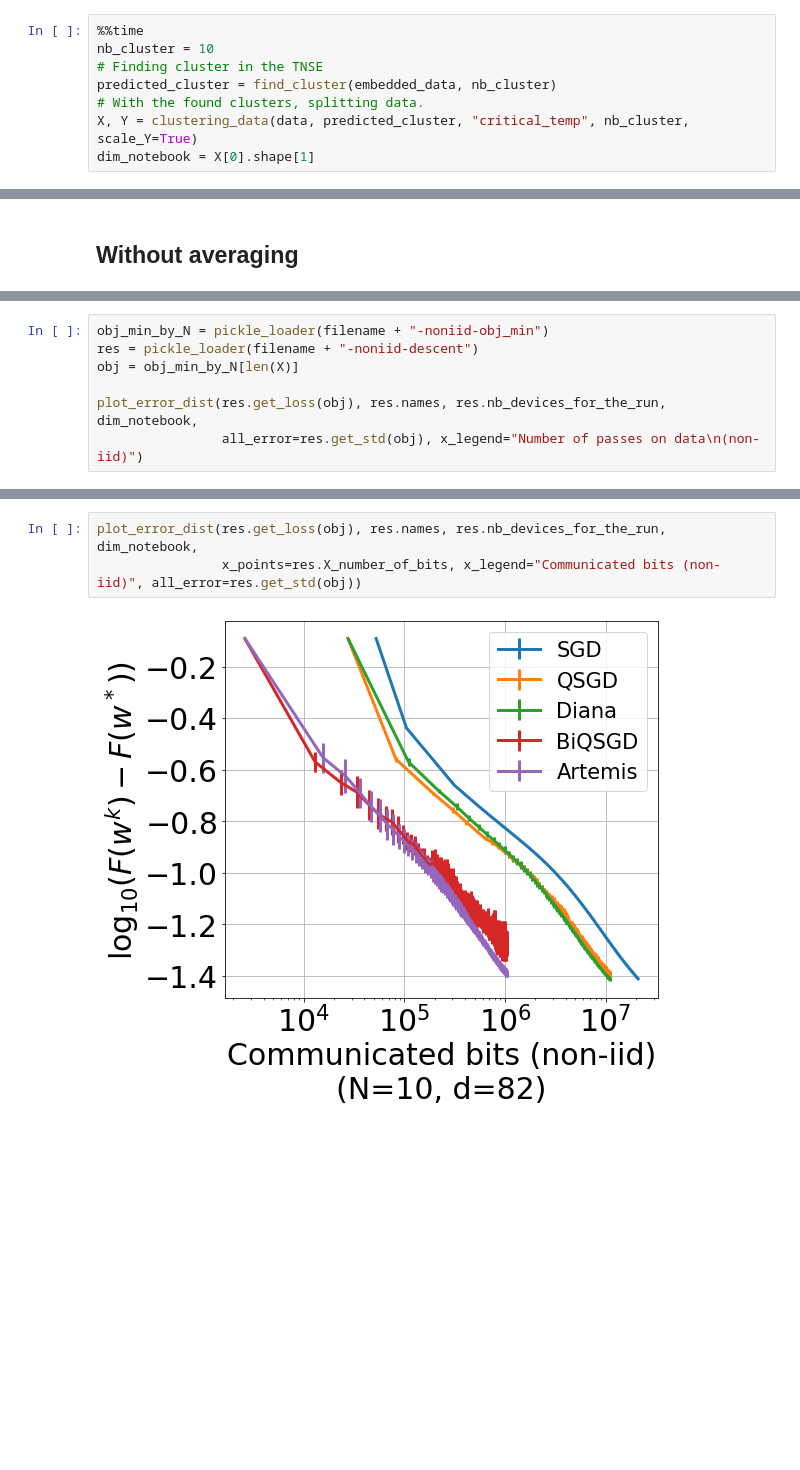
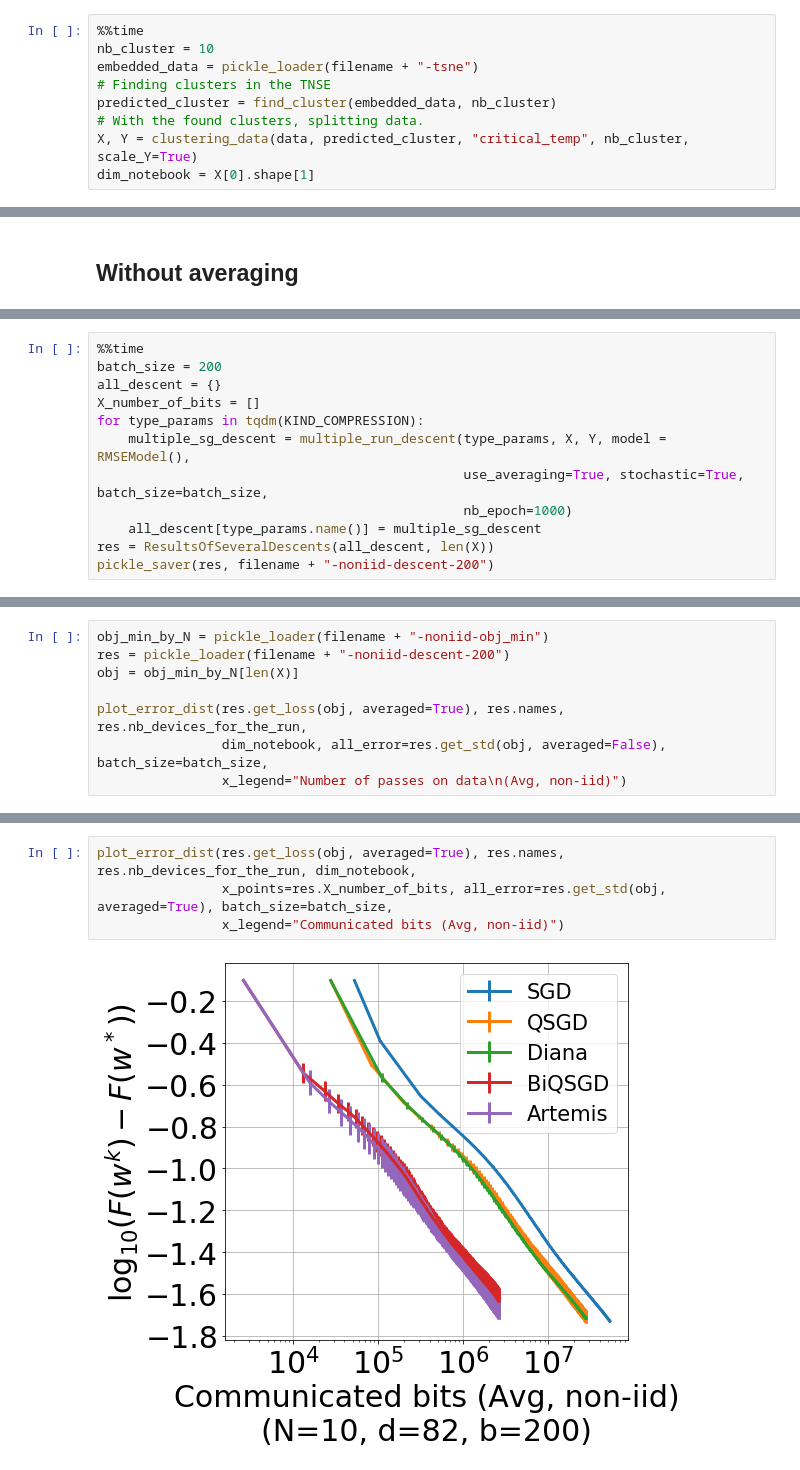
Before and after one commit to philipco/artemis-bidirectional-compression, a Jupyter notebook: notebook/superconduct.ipynb, the cells around one changed output, grey strips where cells are left out. Drawn from its saved outputs; the diff is of its cells as text; blank space fills up the shorter version.

Commit message:
Results for superconduct. :)

```diff
--- a/notebook/superconduct.ipynb
+++ b/notebook/superconduct.ipynb
@@ -303,7 +260,8 @@ Wall time: 1min 32s
 # %%
 %%time
 nb_cluster = 10
-# Finding cluster in the TNSE
+embedded_data = pickle_loader(filename + "-tsne")
+# Finding clusters in the TNSE
 predicted_cluster = find_cluster(embedded_data, nb_cluster)
 # With the found clusters, splitting data.
 X, Y = clustering_data(data, predicted_cluster, "critical_temp", nb_cluster, scale_Y=True)
@@ -443,0 +392,12 @@ plot_error_dist(res.get_loss(obj, averaged=True), res.names, res.nb_devices_for_
+# %%
+%%time
+batch_size = 200
+all_descent = {}
+X_number_of_bits = []
+for type_params in tqdm(KIND_COMPRESSION):
+    multiple_sg_descent = multiple_run_descent(type_params, X, Y, model = RMSEModel(),
+                                               use_averaging=True, stochastic=True, batch_size=batch_size,
+                                               nb_epoch=1000)
+    all_descent[type_params.name()] = multiple_sg_descent
+res = ResultsOfSeveralDescents(all_descent, len(X))
+pickle_saver(res, filename + "-noniid-descent-200")
@@ -444,8 +430,9 @@ plot_error_dist(res.get_loss(obj, averaged=True), res.names, res.nb_devices_for_
 # %%
 obj_min_by_N = pickle_loader(filename + "-noniid-obj_min")
-res = pickle_loader(filename + "-noniid-descent")
+res = pickle_loader(filename + "-noniid-descent-200")
 obj = obj_min_by_N[len(X)]
 
-plot_error_dist(res.get_loss(obj), res.names, res.nb_devices_for_the_run, dim_notebook,
-                all_error=res.get_std(obj), x_legend="Number of passes on data\n(non-iid)")
+plot_error_dist(res.get_loss(obj, averaged=True), res.names, res.nb_devices_for_the_run,
+                dim_notebook, all_error=res.get_std(obj, averaged=False), batch_size=batch_size,
+                x_legend="Number of passes on data\n(Avg, non-iid)")
 # %% [output]
@@ -453,5 +440,6 @@ plot_error_dist(res.get_loss(obj), res.names, res.nb_devices_for_the_run, dim_no
 # %%
-plot_error_dist(res.get_loss(obj), res.names, res.nb_devices_for_the_run, dim_notebook,
-                x_points=res.X_number_of_bits, x_legend="Communicated bits (non-iid)", all_error=res.get_std(obj))
+plot_error_dist(res.get_loss(obj, averaged=True), res.names, res.nb_devices_for_the_run, dim_notebook,
+                x_points=res.X_number_of_bits, all_error=res.get_std(obj, averaged=True), batch_size=batch_size,
+                x_legend="Communicated bits (Avg, non-iid)")
 # %% [output]
-[figure, old version]
+[figure, new version]
```
Also changed, not shown: parts of 27 cells of this notebook, 13 other files.
